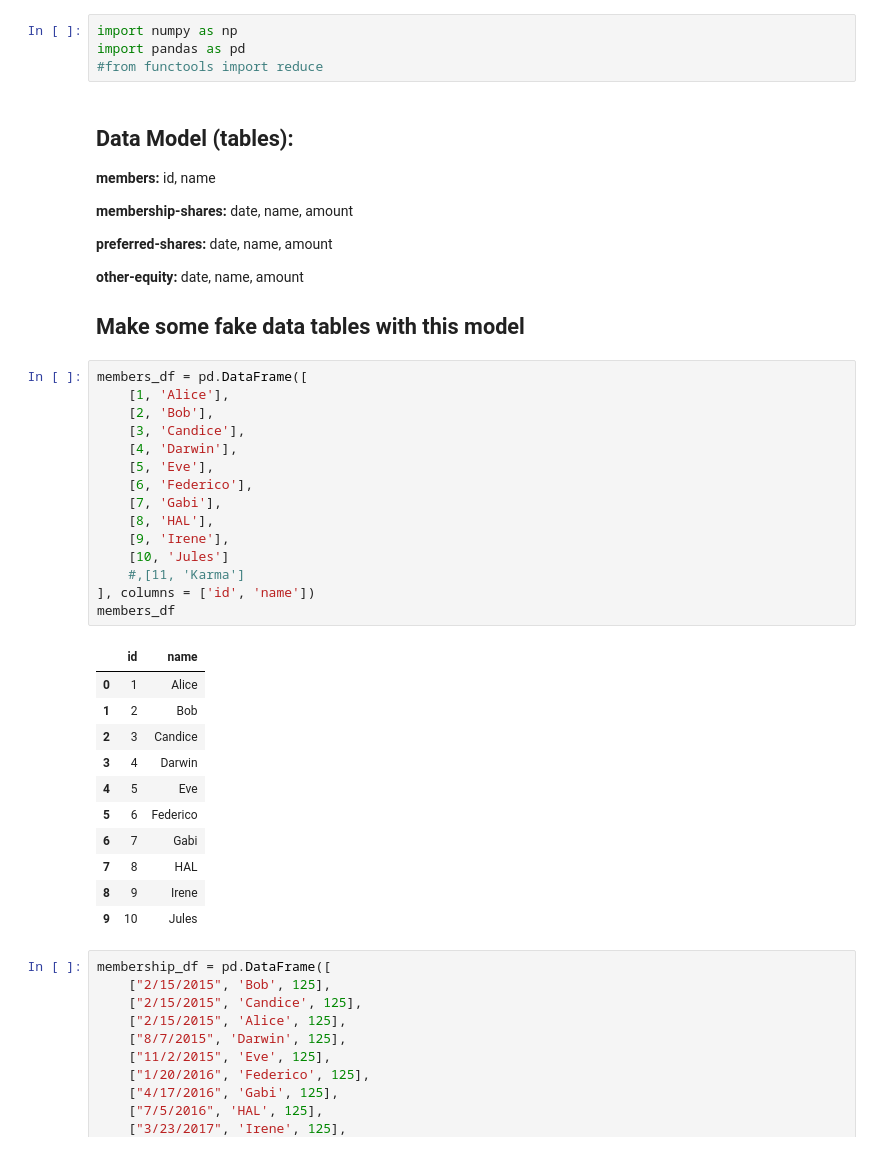
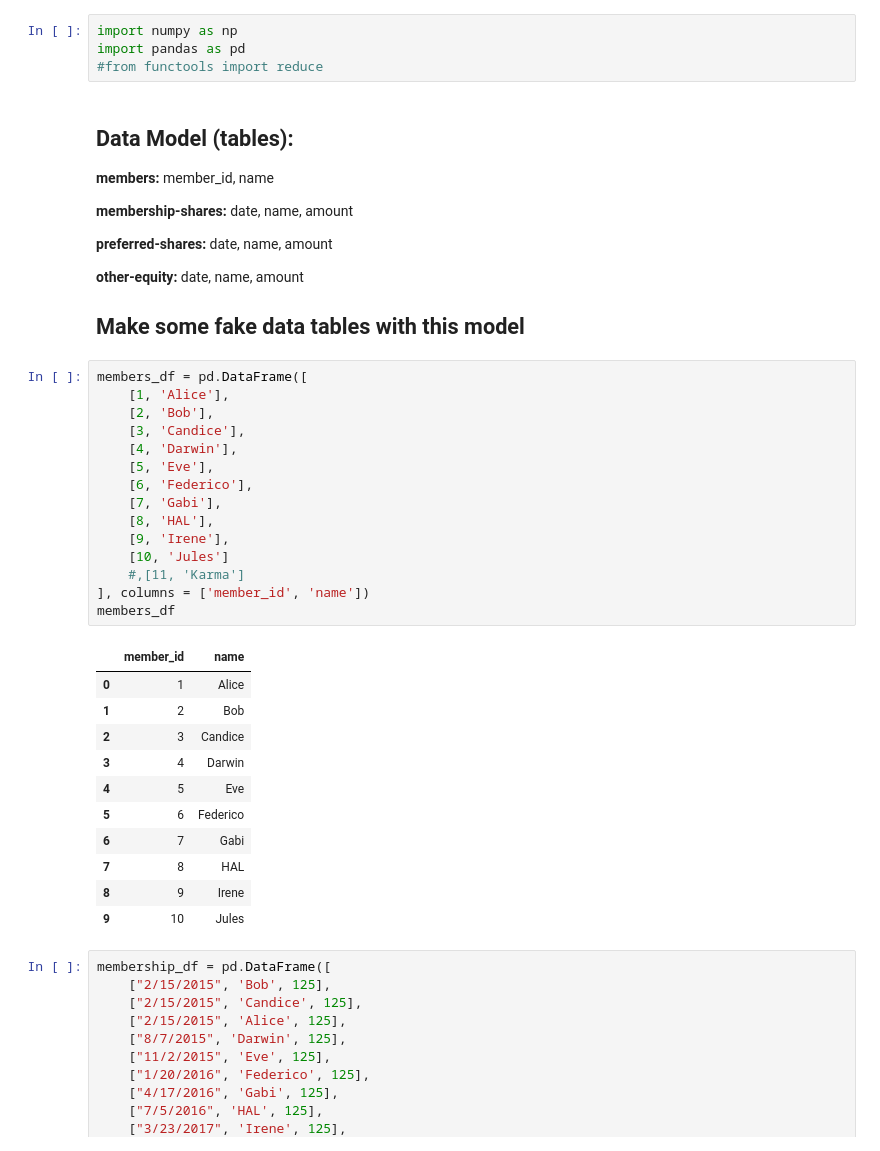
Before and after one commit to NathanielBlairStahn/sscofi, a Jupyter notebook: 04_sscofi_load_tables.ipynb, the cells around one changed output. Saved outputs shown, nothing was run; the diff lists cells and outputs as text.

```diff
--- a/04_sscofi_load_tables.ipynb
+++ b/04_sscofi_load_tables.ipynb
@@ -9,7 +9,7 @@ import pandas as pd
 # %% [markdown]
 ## Data Model (tables):
 
-**members:** id, name
+**members:** member_id, name
 
 **membership-shares:** date, name, amount
 
@@ -21,20 +21,20 @@ import pandas as pd
 # %%
 members_df = pd.DataFrame([
     [1, 'Alice'],
     [2, 'Bob'],
     [3, 'Candice'],
     [4, 'Darwin'],
     [5, 'Eve'],
     [6, 'Federico'],
     [7, 'Gabi'],
     [8, 'HAL'],
     [9, 'Irene'],
     [10, 'Jules']
     #,[11, 'Karma']
-], columns = ['id', 'name'])
+], columns = ['member_id', 'name'])
 members_df
 # %% [output]
-|  | id | name |
+|  | member_id | name |
 | 0 | 1 | Alice |
 | 1 | 2 | Bob |
 | 2 | 3 | Candice |
```
Also changed, not shown: parts of 21 cells of this notebook.
